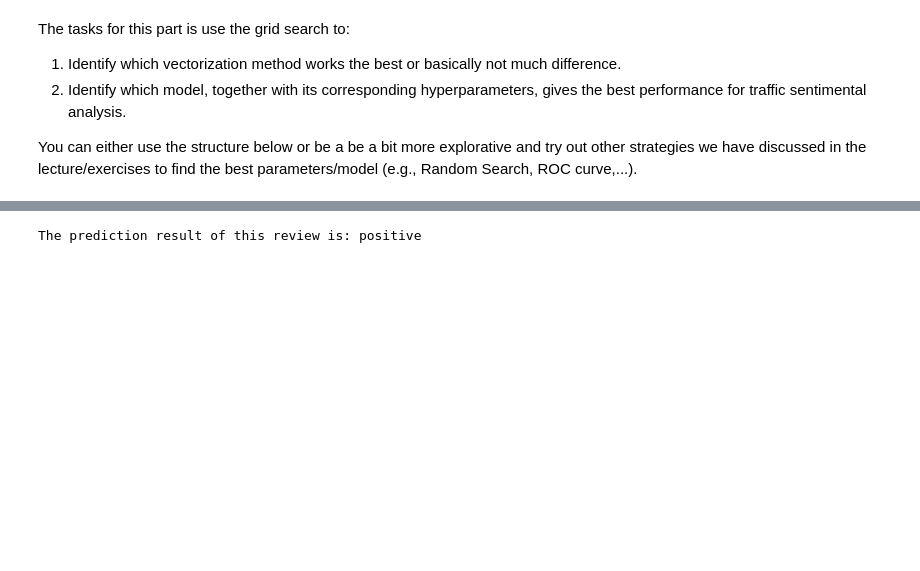
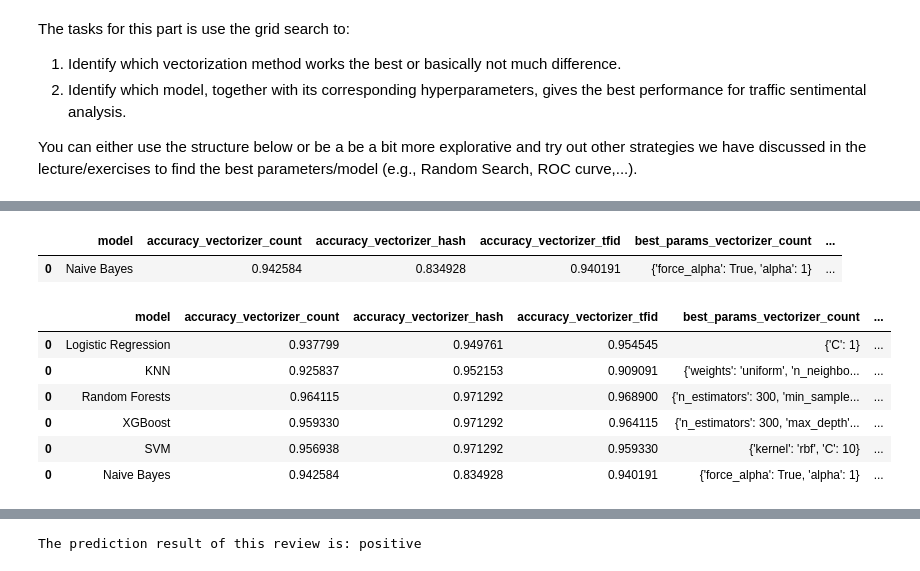
Before and after one commit to jesus-martinez02/AH2179-Lab_2, a Jupyter notebook: Exercise_4_Text_classification_jesus_martinez.ipynb, the cells around one changed output, grey strips where cells are left out. Cells and saved outputs as stored; diff of their text form; code cells hidden in the pictures; blank space fills up the shorter version.

```diff
--- a/Exercise_4_Text_classification_jesus_martinez.ipynb
+++ b/Exercise_4_Text_classification_jesus_martinez.ipynb
@@ -446,7 +446,7 @@ from xgboost import XGBClassifier
 from sklearn.svm import SVC
 from sklearn.naive_bayes import BernoulliNB
 import os
-from sklearn.model_selection import GridSearchCV
+from sklearn.model_selection import GridSearchCV, RandomizedSearchCV
 
 
 #-*-*-*-*-*-*chose different vectorization-*-*-*-*-*-*
@@ -475,9 +475,17 @@ y = df['Sentiment']
 x_train, x_test, y_train, y_test = train_test_split(x, y, test_size=0.2, random_state=0)
 
 # apply the vectorizers
-x_train_vectorized = vectorizer.fit_transform(x_train)
-x_test_vectorized = vectorizer.transform(x_test)
+x_train_vectorized_1 = vectorizer_count.fit_transform(x_train)
+x_test_vectorized_1= vectorizer_count.transform(x_test)
+x_train_vectorized_2 = vectorizer_hash.fit_transform(x_train)
+x_test_vectorized_2= vectorizer_hash.transform(x_test)
+x_train_vectorized_3 = vectorizer_tfid.fit_transform(x_train)
+x_test_vectorized_3= vectorizer_tfid.transform(x_test)
 
+results_df = pd.DataFrame(columns=["model", "accuracy_vectorizer_count", "accuracy_vectorizer_hash",
+                           "accuracy_vectorizer_tfid","best_params_vectorizer_count", "best_params_vectorizer_hash",
+                           "best_params_vectorizer_tfid" ])
+"""
 # here you can try use the grid search to find the best model parameter(a example is in SVM model)
 #-*-*-*-*-*-*-*-*-*-*-*-*-*-*-*-*-*-*
 #(1)LR
@@ -553,4 +561,6 @@ cmd.from_estimator(
 
 #calculate accuracy
 print('The accuracy of the model is: '+str(accuracy_score(y_test,model.predict(x_test_vectorized))))
+"""
+###dd
 # %% [output]
@@ -559,0 +836,61 @@ The accuracy of the model is: 0.9593301435406698
+# %%
+## Naive Bayes
+model_1 = BernoulliNB()
+model_2 = BernoulliNB()
+model_3 = BernoulliNB()
+
+param_grid = {'alpha': [0.1, 0.5, 1],'force_alpha': [True,False]}
+
+
+
+random_search_1 = RandomizedSearchCV(estimator=model_1, param_distributions=param_grid, n_iter = 20,cv=5, scoring='accuracy')
+random_search_2 = RandomizedSearchCV(estimator=model_2, param_distributions=param_grid, n_iter = 20,cv=5, scoring='accuracy')
+random_search_3 = RandomizedSearchCV(estimator=model_3, param_distributions=param_grid, n_iter = 20,cv=5, scoring='accuracy')
+
+#
+random_search_1.fit(x_train_vectorized_1, y_train)
+random_search_2.fit(x_train_vectorized_2, y_train)
+random_search_3.fit(x_train_vectorized_3, y_train)
+
+#`best_params` and `best_score` store the best hyperparameters and their
+# corresponding accuracy score.
+best_params_1 = random_search_1.best_params_
+best_score_1 = random_search_1.best_score_
+best_params_2 = random_search_2.best_params_
+best_score_2 = random_search_2.best_score_
+best_params_3 = random_search_3.best_params_
+best_score_3 = random_search_3.best_score_
+
+#The `model` is updated with the best estimator found during the grid search,
+# which can be used for further analysis.
+model_1 = random_search_1.best_estimator_
+model_2 = random_search_2.best_estimator_
+model_3 = random_search_3.best_estimator_
+
+accuracy_1 = accuracy_score(y_test,model_1.predict(x_test_vectorized_1))
+accuracy_2 = accuracy_score(y_test,model_2.predict(x_test_vectorized_2))
+accuracy_3 = accuracy_score(y_test,model_3.predict(x_test_vectorized_3))
+
+
+new_df = pd.DataFrame(data={"model": ["Naive Bayes"], "accuracy_vectorizer_count": [accuracy_1],
+                            "accuracy_vectorizer_hash": [accuracy_2],
+                           "accuracy_vectorizer_tfid": [accuracy_3],
+                           "best_params_vectorizer_count": [str(best_params_1)],
+                           "best_params_vectorizer_hash": [str(best_params_2)],
+                           "best_params_vectorizer_tfid": [str(best_params_3)]})
+
+results_df = pd.concat([results_df,new_df], axis=0)
+results_df[results_df["model"] == "Naive Bayes"]
+# %% [output]
+|  | model | accuracy_vectorizer_count | accuracy_vectorizer_hash | accuracy_vectorizer_tfid | best_params_vectorizer_count | ... |
+| 0 | Naive Bayes | 0.942584 | 0.834928 | 0.940191 | {'force_alpha': True, 'alpha': 1} | ... |
+# %%
+results_df
+# %% [output]
+|  | model | accuracy_vectorizer_count | accuracy_vectorizer_hash | accuracy_vectorizer_tfid | best_params_vectorizer_count | ... |
+| 0 | Logistic Regression | 0.937799 | 0.949761 | 0.954545 | {'C': 1} | ... |
+| 0 | KNN | 0.925837 | 0.952153 | 0.909091 | {'weights': 'uniform', 'n_neighbo... | ... |
+| 0 | Random Forests | 0.964115 | 0.971292 | 0.968900 | {'n_estimators': 300, 'min_sample... | ... |
+| 0 | XGBoost | 0.959330 | 0.971292 | 0.964115 | {'n_estimators': 300, 'max_depth'... | ... |
+| 0 | SVM | 0.956938 | 0.971292 | 0.959330 | {'kernel': 'rbf', 'C': 10} | ... |
+| 0 | Naive Bayes | 0.942584 | 0.834928 | 0.940191 | {'force_alpha': True, 'alpha': 1} | ... |
```
Also changed, not shown: parts of 12 cells of this notebook.
